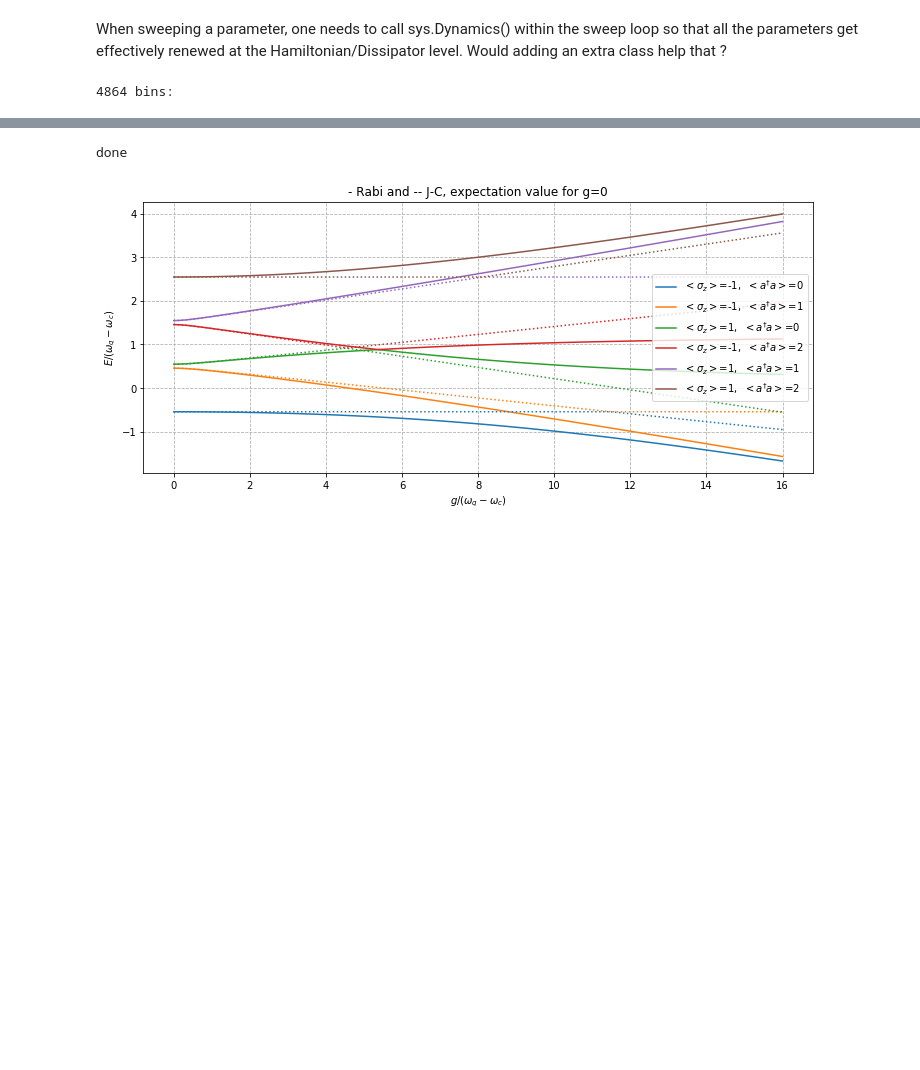
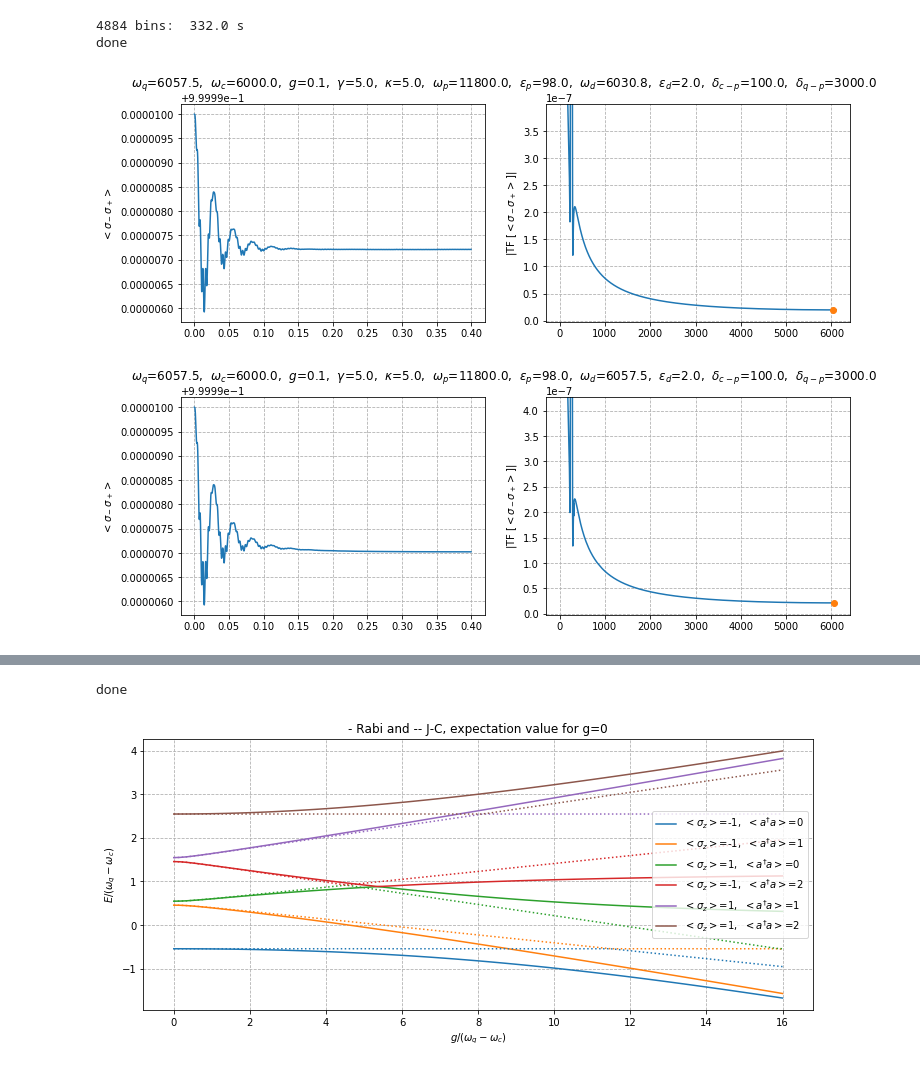
Before and after one commit to MVillius/star3gate, a Jupyter notebook: Full_0.ipynb, the cells around one changed output, grey strips where cells are left out. Cells and saved outputs as stored; diff of their text form; code cells hidden in the pictures; blank space fills up the shorter version.

```diff
--- a/Full_0.ipynb
+++ b/Full_0.ipynb
@@ -358,21 +358,21 @@ def eigenspectrum(sys, Htype, sweep_key, sweep_key_list):
 #[, '_classic_test_patch', 'seaborn', 'seaborn-colorblind', 'seaborn-darkgrid', 'seaborn-deep', 'seaborn-muted', 'seaborn-notebook', 'seaborn-paper', 'seaborn-pastel', 'seaborn-poster', 'seaborn-talk', 'seaborn-ticks', 'seaborn-white', 'seaborn-whitegrid', 'tableau-colorblind10']
 #plt.style.use('seaborn-white')
 #plt.rcdefaults()
-# %% [markdown]
-When sweeping a parameter, one needs to call sys.Dynamics() within the sweep loop so that all the parameters get effectively renewed at the Hamiltonian/Dissipator level.
-Would adding an extra class help that ?
 # %%
 ''' Figure 1 '''
 sys = system(g=0.1)
 #print(sys.print_args('inline'))
 S_list = np.array([10])
 w_drive_list, s_abs_list = [], []
 for ii, S in enumerate(S_list):
     sys.Leroux(dpump=1e2, SdB=S)
     sys.Dynamics(Htype='LRlab', isD=True)
-    w_drive, s_abs = absorption_spectrum(sys, sp=5, N=31, printing=True)
+    w_drive, s_abs = absorption_spectrum(sys, sp=10, N=31, printing=True)
     w_drive_list.append(w_drive)
     s_abs_list.append(s_abs)
 print('done')
 # %% [output]
-4864 bins:
+4884 bins:  332.0 s
+done
+[figure, added]
+[figure, added]
```
Also changed, not shown: parts of 8 cells of this notebook.
